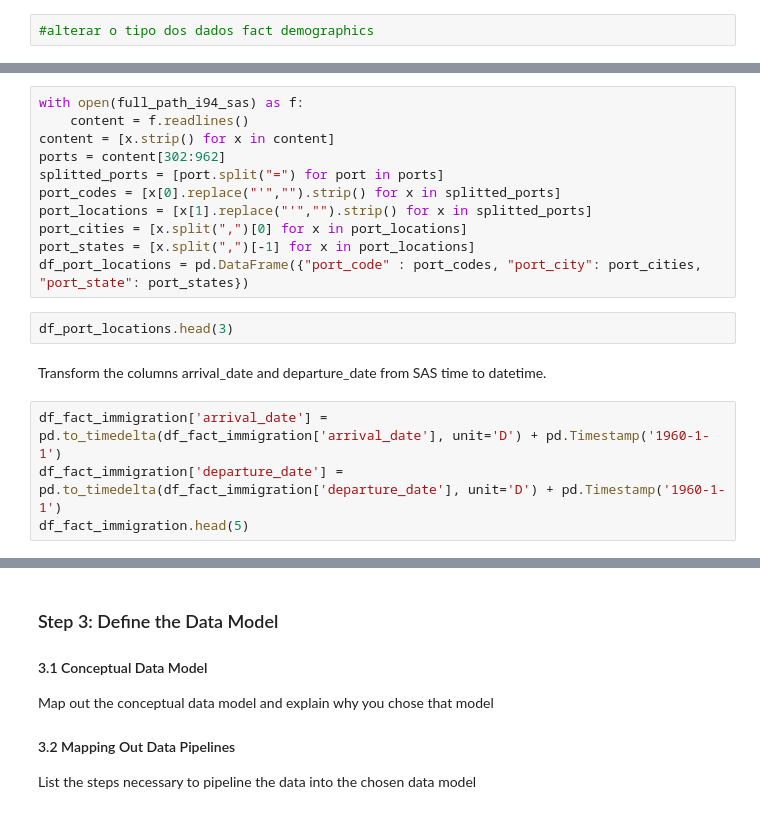
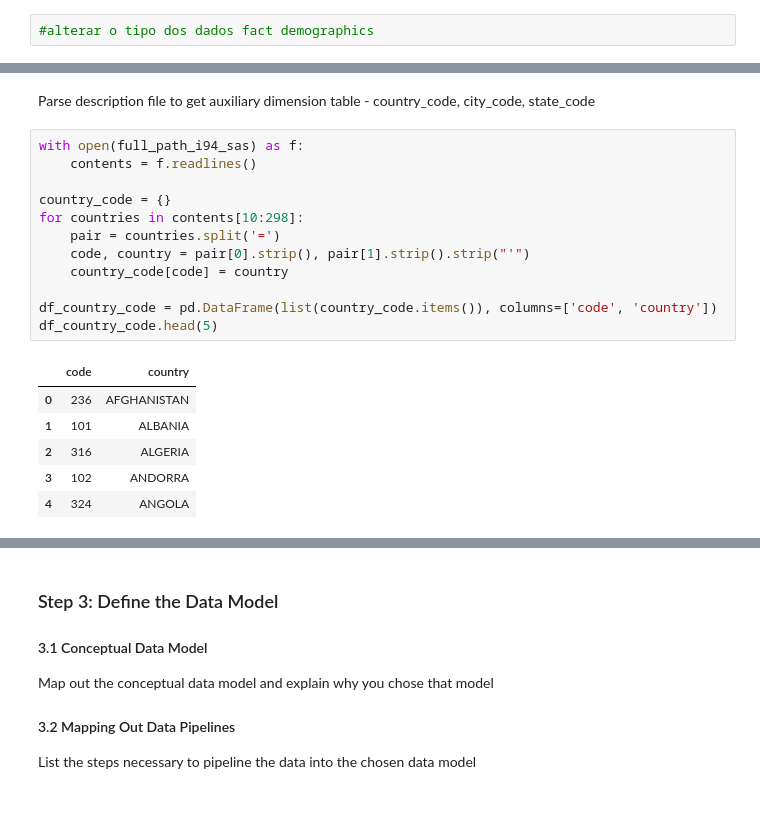
Before and after one commit to Renameira/data-engineering-udacity, a Jupyter notebook: capstone-project/src/Capstone.ipynb, the cells around one changed output, grey strips where cells are left out. Cells and saved outputs as stored; diff of their text form.

```diff
--- a/capstone-project/src/Capstone.ipynb
+++ b/capstone-project/src/Capstone.ipynb
@@ -306,19 +323,21 @@ df_dim_city_location.head(5)
-# %%
-with open(full_path_i94_sas) as f:
-    content = f.readlines()
-content = [x.strip() for x in content]
-ports = content[302:962]
-splitted_ports = [port.split("=") for port in ports]
-port_codes = [x[0].replace("'","").strip() for x in splitted_ports]
-port_locations = [x[1].replace("'","").strip() for x in splitted_ports]
-port_cities = [x.split(",")[0] for x in port_locations]
-port_states = [x.split(",")[-1] for x in port_locations]
-df_port_locations = pd.DataFrame({"port_code" : port_codes, "port_city": port_cities, "port_state": port_states})
-# %%
-df_port_locations.head(3)
-# %% [markdown]
-Transform the columns arrival_date and departure_date from SAS time to datetime.
-# %%
-df_fact_immigration['arrival_date'] = pd.to_timedelta(df_fact_immigration['arrival_date'], unit='D') + pd.Timestamp('1960-1-1')
-df_fact_immigration['departure_date'] = pd.to_timedelta(df_fact_immigration['departure_date'], unit='D') + pd.Timestamp('1960-1-1')
-df_fact_immigration.head(5)
+# %% [markdown]
+Parse description file to get auxiliary dimension table - country_code, city_code, state_code
+# %%
+with open(full_path_i94_sas) as f:
+    contents = f.readlines()
+
+country_code = {}
+for countries in contents[10:298]:
+    pair = countries.split('=')
+    code, country = pair[0].strip(), pair[1].strip().strip("'")
+    country_code[code] = country
+
+df_country_code = pd.DataFrame(list(country_code.items()), columns=['code', 'country'])
+df_country_code.head(5)
+# %% [output]
+|  | code | country |
+| 0 | 236 | AFGHANISTAN |
+| 1 | 101 | ALBANIA |
+| 2 | 316 | ALGERIA |
+| 3 | 102 | ANDORRA |
+| 4 | 324 | ANGOLA |
```
Also changed, not shown: parts of 9 cells of this notebook.
